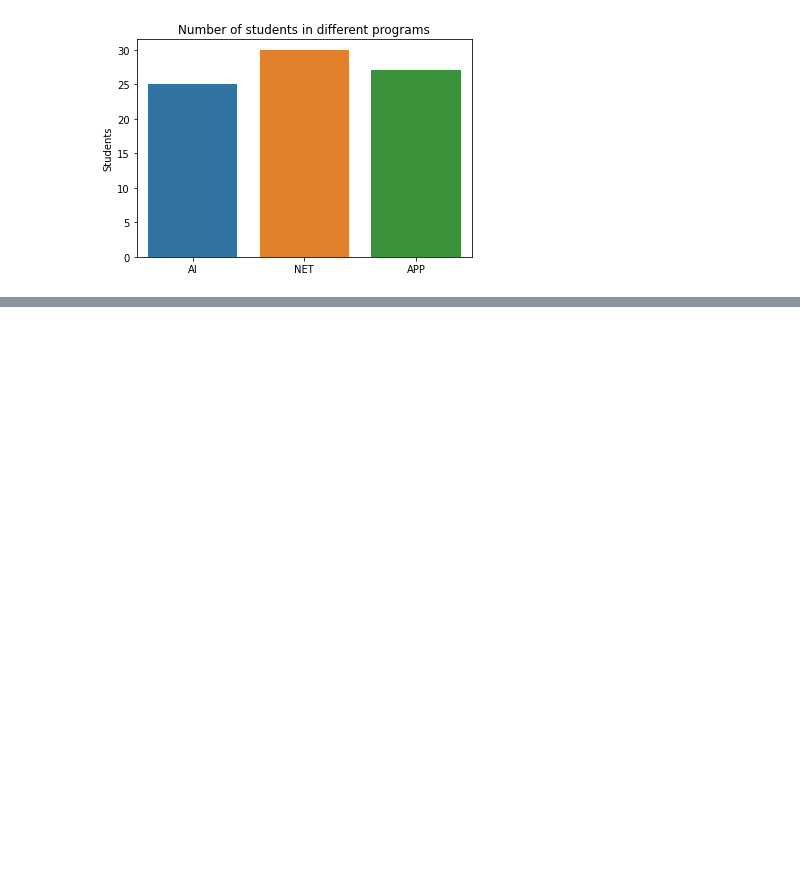
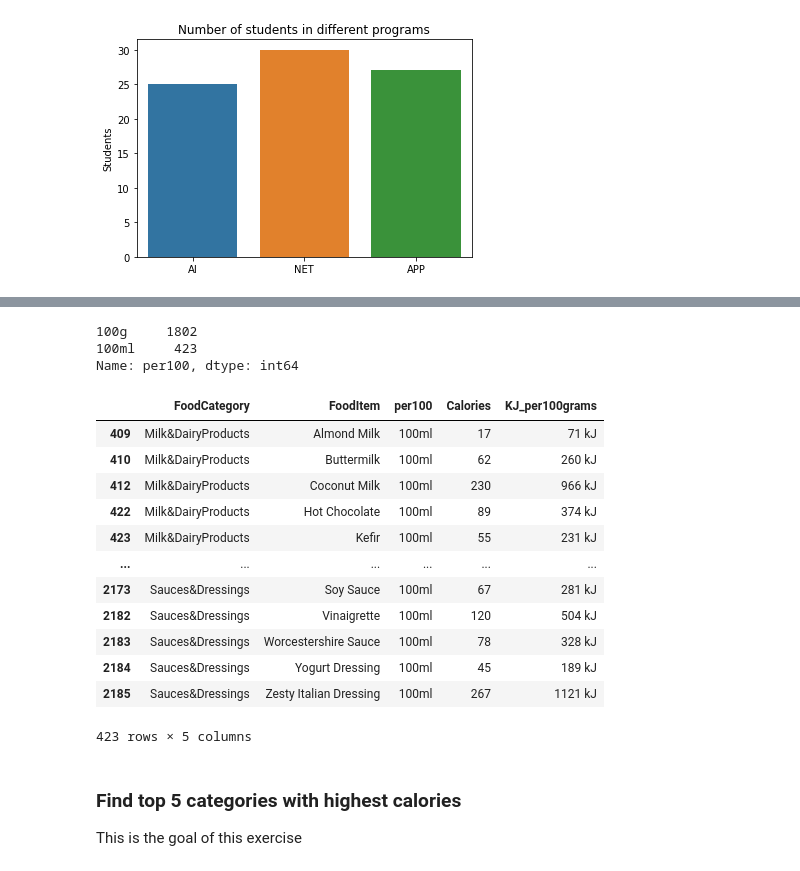
Before and after one commit to jwiegert/databehandling-joachim-wiegert, a Jupyter notebook: code-along/lect01_pandas_basics.ipynb, the cells around one changed output, grey strips where cells are left out. Drawn from its saved outputs; the diff is of its cells as text; code cells hidden in the pictures; blank space fills up the shorter version.

```diff
--- a/code-along/lect01_pandas_basics.ipynb
+++ b/code-along/lect01_pandas_basics.ipynb
@@ -216,0 +312,12 @@ Text(0.5, 1.0, 'Number of students in different programs')
+# %%
+import pandas as pd
+# reload data
+calories = pd.read_excel("../data/calories.xlsx")
+
+# 1. rename columns (make easier to work with)
+# Default is to check rows for this name, we need to force it to look at coumns with axis
+# Most of the methods in pandas returns only a new object so we need to save it
+# with calories=
+calories = calories.rename(dict(Cals_per100grams = "Calories", per100grams = "per100"), axis="columns")
+#check the end of it
+calories.tail()
@@ -216,0 +346,35 @@ Text(0.5, 1.0, 'Number of students in different programs')
+# %%
+# check the number of solids and liquids
+calories["per100"].value_counts()
+# %% [output]
+100g     1802
+100ml     423
+Name: per100, dtype: int64
+# %%
+# 3. separate liquids and solids
+# use bool list for this, all solids:
+# (traditionally with list you would loop, but here we use the operator overloads that
+# this class contains)
+solids = calories[calories["per100"] == "100g"]
+# and for liquids
+liquids = calories[calories["per100"] == "100ml"]
+
+# (print these by just writing their names and check the lengths of them)
+# %% [output]
+|  | FoodCategory | FoodItem | per100 | Calories | KJ_per100grams |
+| 409 | Milk&DairyProducts | Almond Milk | 100ml | 17 | 71 kJ |
+| 410 | Milk&DairyProducts | Buttermilk | 100ml | 62 | 260 kJ |
+| 412 | Milk&DairyProducts | Coconut Milk | 100ml | 230 | 966 kJ |
+| 422 | Milk&DairyProducts | Hot Chocolate | 100ml | 89 | 374 kJ |
+| 423 | Milk&DairyProducts | Kefir | 100ml | 55 | 231 kJ |
+| ... | ... | ... | ... | ... | ... |
+| 2173 | Sauces&Dressings | Soy Sauce | 100ml | 67 | 281 kJ |
+| 2182 | Sauces&Dressings | Vinaigrette | 100ml | 120 | 504 kJ |
+| 2183 | Sauces&Dressings | Worcestershire Sauce | 100ml | 78 | 328 kJ |
+| 2184 | Sauces&Dressings | Yogurt Dressing | 100ml | 45 | 189 kJ |
+| 2185 | Sauces&Dressings | Zesty Italian Dressing | 100ml | 267 | 1121 kJ |
+423 rows × 5 columns
+# %% [markdown]
+### Find top 5 categories with highest calories
+
+This is the goal of this exercise
```
Also changed, not shown: parts of 13 cells of this notebook, 2 other files.
